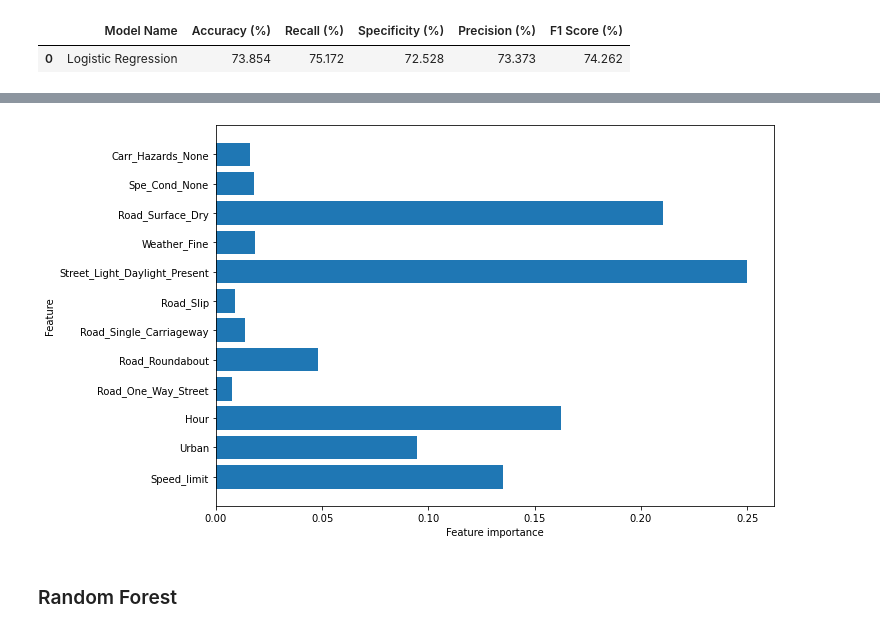
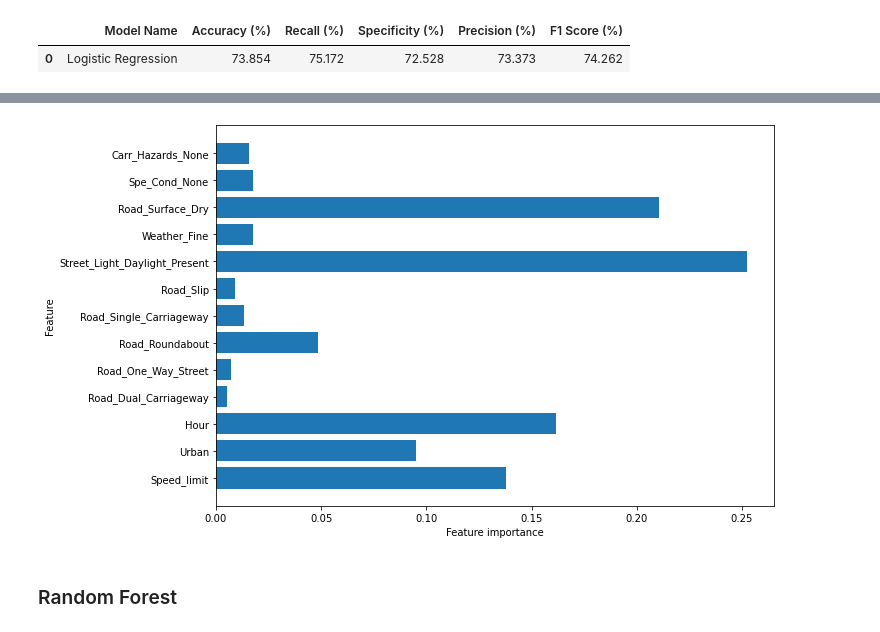
Before and after one commit to agomez08/patrones_inv2, a Jupyter notebook: supervised_learning.ipynb, the cells around one changed output, grey strips where cells are left out. Drawn from its saved outputs; the diff is of its cells as text; code cells hidden in the pictures.

Commit message:
Presented results for multiple models. Only pending to comment Random Forest and extra algorithm.

```diff
--- a/supervised_learning.ipynb
+++ b/supervised_learning.ipynb
@@ -210,6 +212,7 @@ def plot_cv_results(cv_results, clf_model):
     acc_plot.plot(100 * cv_results['test_score'],label='Test Score')
     acc_plot.set_xlabel("Iteration")
     acc_plot.set_ylabel("Accuracy (%)")
+    acc_plot.set_xticks(list(range(len(cv_results) + 1)))
     acc_plot.legend()
 
     # Create subplot with Execution Times
@@ -217,19 +220,20 @@ def plot_cv_results(cv_results, clf_model):
     time_plot.plot(cv_results['score_time'],label='Testing Prediction Time')
     time_plot.set_xlabel("Iteration")
     time_plot.set_ylabel("Time (s)")
+    time_plot.set_xticks(list(range(len(cv_results) + 1)))
     time_plot.legend()
 
     # Display
     plt.show()
 
 
-def cross_validation(clf_model, k=5, return_estimators=False):
+def cross_validation(clf_model, k=5):
     """Perform cross-validation with the given clf_model and report results."""
     print("-----------------------------------------------------------------------------------------")
     # Run CV
     print(" >>> Running Cross-Validation for model '{}' ...".format(clf_model))
     cv_results = cross_validate(estimator=clf_model, X=features, y=target, cv=k,
-                                scoring='accuracy', return_train_score=True, return_estimator=return_estimators)
+                                scoring='accuracy', return_train_score=True)
     # Generate Plots with Key Results
     plot_cv_results(cv_results, clf_model)
 
@@ -240,15 +244,13 @@ def cross_validation(clf_model, k=5, return_estimators=False):
     print("[Training] Execution Time Mean (s) = {:.3f}".format(cv_results['fit_time'].mean()))
     print("-----------------------------------------------------------------------------------------")
 
-    if return_estimators:
-        return cv_results['estimator']
-
 
 def grid_search_cv(clf_model, param_grid, k=5):
     """Perform grid search with CV for given classifier model and parameters grid and report results."""
     print(" >>> Running Grid-Search with CV for model '{}' ...".format(clf_model))
     # Configure GS
-    gs = GridSearchCV(estimator=clf_model, param_grid=param_grid, scoring='accuracy', cv=k, verbose=1)
+    gs = GridSearchCV(estimator=clf_model, param_grid=param_grid, scoring='accuracy', cv=k,
+                      verbose=1, n_jobs=-1)
     # Fit on data
     gs.fit(features, target)
     # Print key results
@@ -378,0 +509,10 @@ Running Cross-Validation for model 'DecisionTreeClassifier(max_depth=8, random_s
+# %%
+# Now let's use Grid-Search to attempt to find a good combination of hyper-parameters
+bt_clf_param_grid = {
+    'criterion': ["gini", "entropy"],
+    'max_depth': [5, 8, 11],
+    'max_leaf_nodes': [50, 100, None],
+    'min_samples_leaf': [1, 5, 7],
+    'random_state': [8]
+}
+best_bt_clf = grid_search_cv(tree.DecisionTreeClassifier(), bt_clf_param_grid)
@@ -391,10 +568,10 @@ def plot_feature_importances(model, threshold=0.005):
     plt.xlabel("Feature importance")
     plt.ylabel("Feature")
 # %%
-bt_clf0 = trained_bt_clfs[0]
-plot_feature_importances(bt_clf0)
+# Plot feature importances for Decision Tree classifier with best hyper-parameters
+plot_feature_importances(best_bt_clf)
 # %% [output]
-[figure, old version]
+[figure, new version]
 # %% [markdown]
 ### Random Forest
 # %%
```
Also changed, not shown: parts of 40 cells of this notebook, 1 other file.
